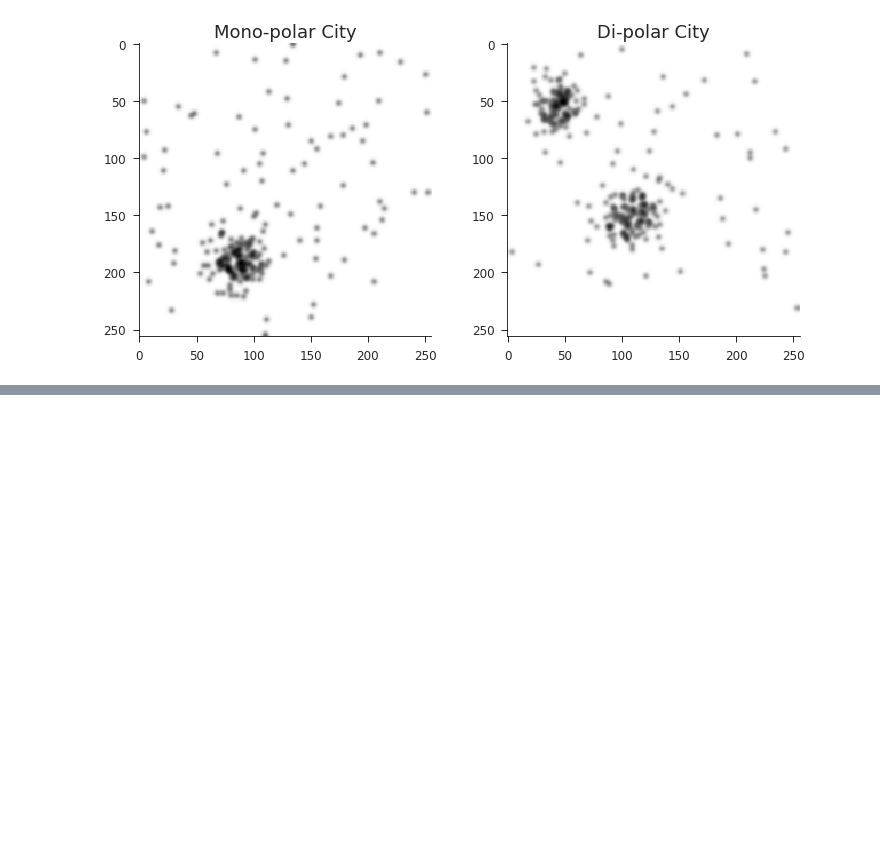
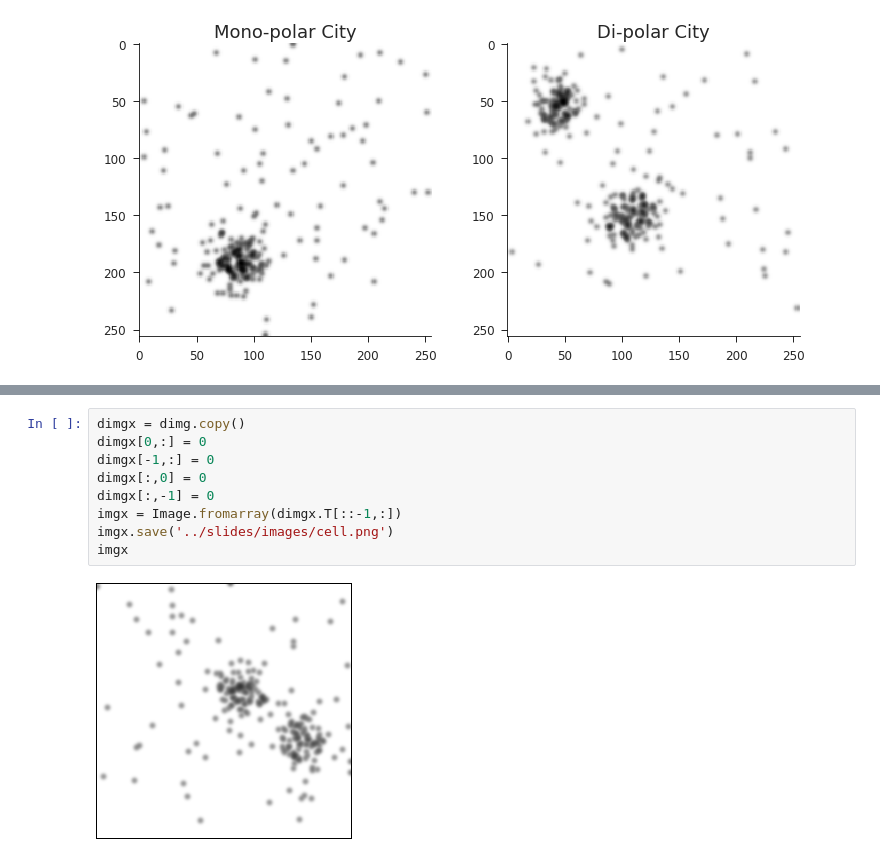
Before and after one commit to iamlemec/landsat, a Jupyter notebook: notebooks/simulation.ipynb, the cells around one changed output, grey strips where cells are left out. Drawn from its saved outputs; the diff is of its cells as text; blank space fills up the shorter version.

```diff
--- a/notebooks/simulation.ipynb
+++ b/notebooks/simulation.ipynb
@@ -89,0 +119,11 @@ fig.savefig('../slides/images/simulated_density.svg')
+# %%
+dimgx = dimg.copy()
+dimgx[0,:] = 0
+dimgx[-1,:] = 0
+dimgx[:,0] = 0
+dimgx[:,-1] = 0
+imgx = Image.fromarray(dimgx.T[::-1,:])
+imgx.save('../slides/images/cell.png')
+imgx
+# %% [output]
+[figure, added]
```
Also changed, not shown: parts of 7 cells of this notebook, 3 other files.
